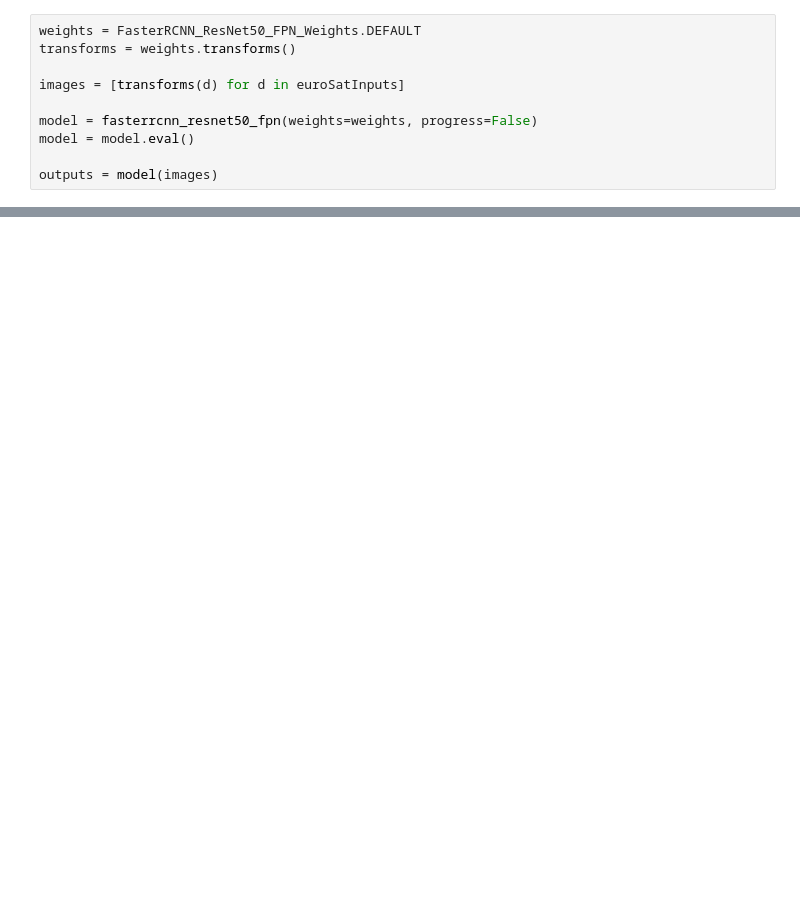
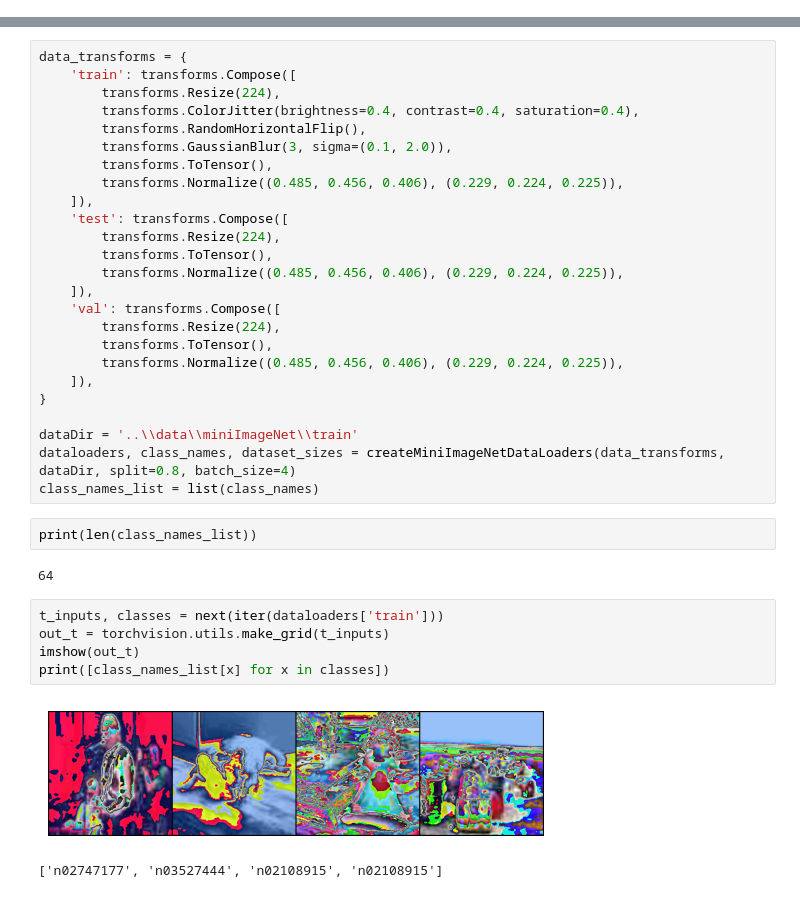
Before and after one commit to KRVPerera/FSL-MiniImageNet, a Jupyter notebook: notebooks/data_exploration.ipynb, the cells around one changed output, grey strips where cells are left out. Cells and saved outputs as stored; diff of their text form; blank space fills up the shorter version.

Commit message:
Update models and requirements

```diff
--- a/notebooks/data_exploration.ipynb
+++ b/notebooks/data_exploration.ipynb
@@ -166,10 +17,0 @@ imshow(out, title='EuroSAT images')
-# %%
-weights = FasterRCNN_ResNet50_FPN_Weights.DEFAULT
-transforms = weights.transforms()
-
-images = [transforms(d) for d in euroSatInputs]
-
-model = fasterrcnn_resnet50_fpn(weights=weights, progress=False)
-model = model.eval()
-
-outputs = model(images)
@@ -182,0 +41,37 @@ show(sat_images_with_boxes)
+# %%
+data_transforms = {
+    'train': transforms.Compose([
+        transforms.Resize(224),
+        transforms.ColorJitter(brightness=0.4, contrast=0.4, saturation=0.4),
+        transforms.RandomHorizontalFlip(),
+        transforms.GaussianBlur(3, sigma=(0.1, 2.0)),
+        transforms.ToTensor(),
+        transforms.Normalize((0.485, 0.456, 0.406), (0.229, 0.224, 0.225)),
+    ]),
+    'test': transforms.Compose([
+        transforms.Resize(224),
+        transforms.ToTensor(),
+        transforms.Normalize((0.485, 0.456, 0.406), (0.229, 0.224, 0.225)),
+    ]),
+    'val': transforms.Compose([
+        transforms.Resize(224),
+        transforms.ToTensor(),
+        transforms.Normalize((0.485, 0.456, 0.406), (0.229, 0.224, 0.225)),
+    ]),
+}
+
+dataDir = '..\\data\\miniImageNet\\train'
+dataloaders, class_names, dataset_sizes = createMiniImageNetDataLoaders(data_transforms, dataDir, split=0.8, batch_size=4)
+class_names_list = list(class_names)
+# %%
+print(len(class_names_list))
+# %% [output]
+64
+# %%
+t_inputs, classes = next(iter(dataloaders['train']))
+out_t = torchvision.utils.make_grid(t_inputs)
+imshow(out_t)
+print([class_names_list[x] for x in classes])
+# %% [output]
+[figure, added]
+['n02747177', 'n03527444', 'n02108915', 'n02108915']
```
Also changed, not shown: parts of 40 cells of this notebook, 29 other files.
